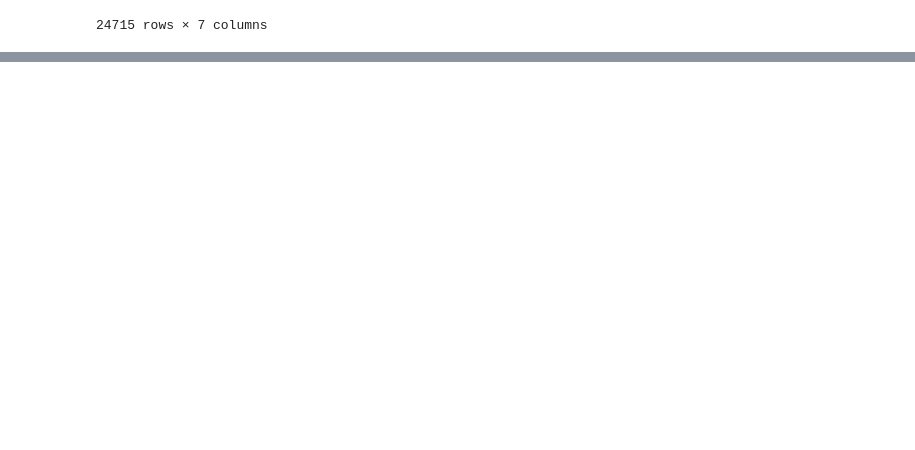
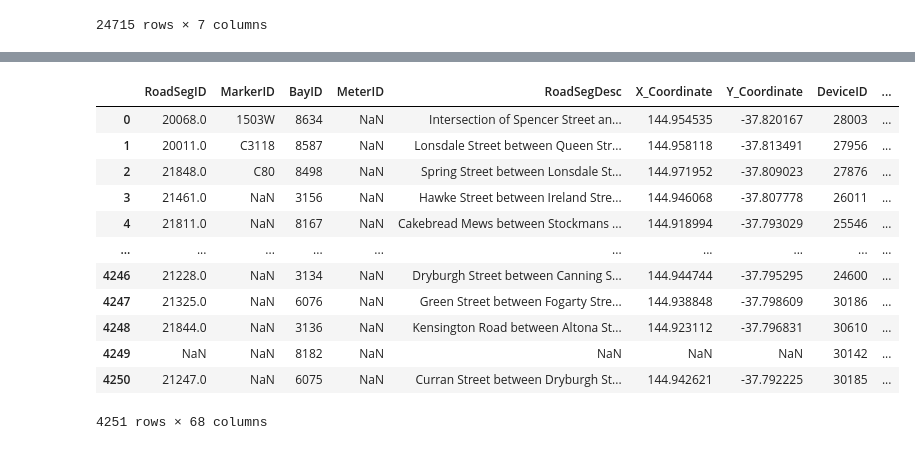
Before and after one commit to zcye11/TA33-MoBuddy, a Jupyter notebook: Python Script/Iteration 2 - Parking.ipynb, the cells around one changed output, grey strips where cells are left out. Drawn from its saved outputs; the diff is of its cells as text; code cells hidden in the pictures; blank space fills up the shorter version.

```diff
--- a/Python Script/Iteration 2 - Parking.ipynb
+++ b/Python Script/Iteration 2 - Parking.ipynb
@@ -30,0 +58,5 @@ gdf.plot(figsize=(18, 18), alpha = 1)
+# %%
+df1.drop('Unnamed: 0', inplace=True, axis=1)
+# %%
+df1 = df1.rename(columns={"rd_seg_id": "RoadSegID", "marker_id": "MarkerID", "bay_id": "BayID", "meter_id": "MeterID",\
+                   "rd_seg_dsc": "RoadSegDesc", "x_coordinate": "X_Coordinate", "y_coordinate": "Y_Coordinate"})
@@ -30,0 +103,18 @@ gdf.plot(figsize=(18, 18), alpha = 1)
+# %%
+df = pd.merge(df1, df2, left_on = 'BayID', right_on = 'BayID', how='right')
+# %%
+df
+# %% [output]
+|  | RoadSegID | MarkerID | BayID | MeterID | RoadSegDesc | X_Coordinate | Y_Coordinate | DeviceID | ... |
+| 0 | 20068.0 | 1503W | 8634 | NaN | Intersection of Spencer Street an... | 144.954535 | -37.820167 | 28003 | ... |
+| 1 | 20011.0 | C3118 | 8587 | NaN | Lonsdale Street between Queen Str... | 144.958118 | -37.813491 | 27956 | ... |
+| 2 | 21848.0 | C80 | 8498 | NaN | Spring Street between Lonsdale St... | 144.971952 | -37.809023 | 27876 | ... |
+| 3 | 21461.0 | NaN | 3156 | NaN | Hawke Street between Ireland Stre... | 144.946068 | -37.807778 | 26011 | ... |
+| 4 | 21811.0 | NaN | 8167 | NaN | Cakebread Mews between Stockmans ... | 144.918994 | -37.793029 | 25546 | ... |
+| ... | ... | ... | ... | ... | ... | ... | ... | ... | ... |
+| 4246 | 21228.0 | NaN | 3134 | NaN | Dryburgh Street between Canning S... | 144.944744 | -37.795295 | 24600 | ... |
+| 4247 | 21325.0 | NaN | 6076 | NaN | Green Street between Fogarty Stre... | 144.938848 | -37.798609 | 30186 | ... |
+| 4248 | 21844.0 | NaN | 3136 | NaN | Kensington Road between Altona St... | 144.923112 | -37.796831 | 30610 | ... |
+| 4249 | NaN | NaN | 8182 | NaN | NaN | NaN | NaN | 30142 | ... |
+| 4250 | 21247.0 | NaN | 6075 | NaN | Curran Street between Dryburgh St... | 144.942621 | -37.792225 | 30185 | ... |
+4251 rows × 68 columns
```
Also changed, not shown: parts of 25 cells of this notebook, 1 other file.
